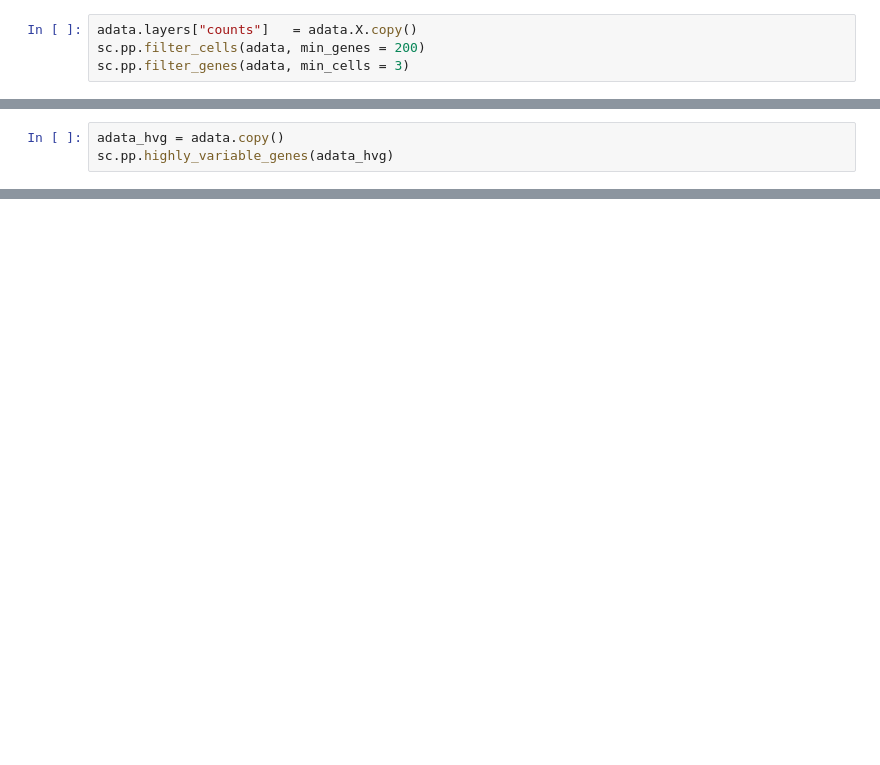
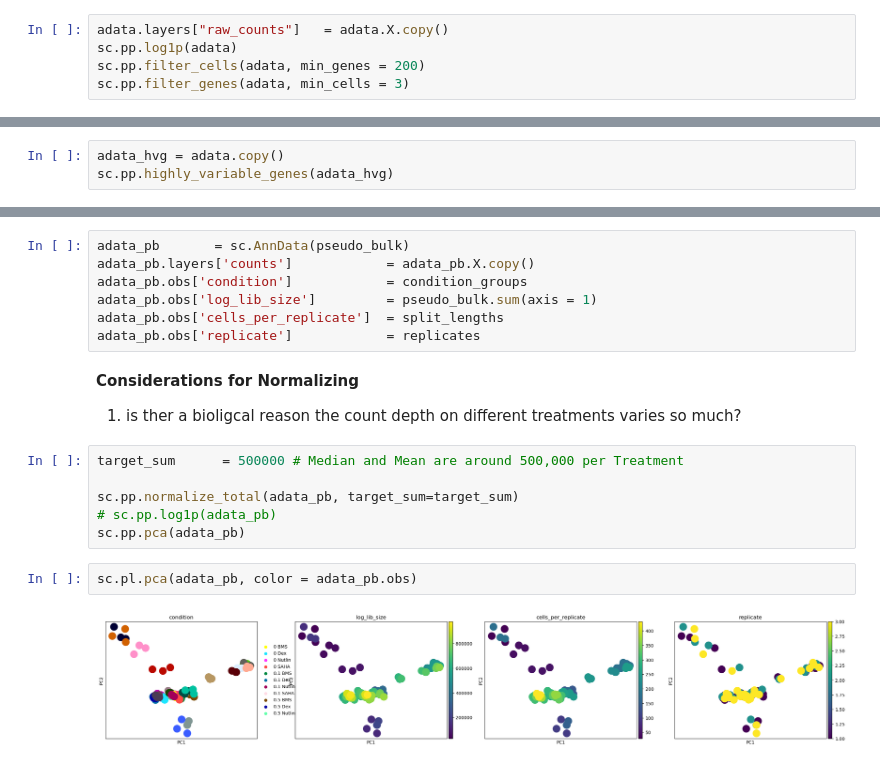
Before and after one commit to alexjimenez99/sc-RNAseq-embryos, a Jupyter notebook: DGE_scRNA.ipynb, the cells around one changed output, grey strips where cells are left out. Saved outputs shown, nothing was run; the diff lists cells and outputs as text; blank space fills up the shorter version.

Commit message:
Adding More to Differential Gene Expression Workflow

```diff
--- a/DGE_scRNA.ipynb
+++ b/DGE_scRNA.ipynb
@@ -161,5 +79,6 @@ pd.DataFrame(adata.X.todense())
 # %%
-adata.layers["counts"]   = adata.X.copy()
+adata.layers["raw_counts"]   = adata.X.copy()
+sc.pp.log1p(adata)
 sc.pp.filter_cells(adata, min_genes = 200)
 sc.pp.filter_genes(adata, min_cells = 3)
 # %% [markdown]
@@ -205,0 +187,20 @@ sc.pp.highly_variable_genes(adata_hvg)
+# %%
+adata_pb       = sc.AnnData(pseudo_bulk)
+adata_pb.layers['counts']            = adata_pb.X.copy()
+adata_pb.obs['condition']            = condition_groups
+adata_pb.obs['log_lib_size']         = pseudo_bulk.sum(axis = 1)
+adata_pb.obs['cells_per_replicate']  = split_lengths
+adata_pb.obs['replicate']            = replicates
+# %% [markdown]
+**Considerations for Normalizing**
+1. is ther a bioligcal reason the count depth on different treatments varies so much?
+# %%
+target_sum      = 500000 # Median and Mean are around 500,000 per Treatment
+
+sc.pp.normalize_total(adata_pb, target_sum=target_sum)
+# sc.pp.log1p(adata_pb)
+sc.pp.pca(adata_pb)
+# %%
+sc.pl.pca(adata_pb, color = adata_pb.obs)
+# %% [output]
+[figure, added]
```
Also changed, not shown: parts of 24 cells of this notebook.
